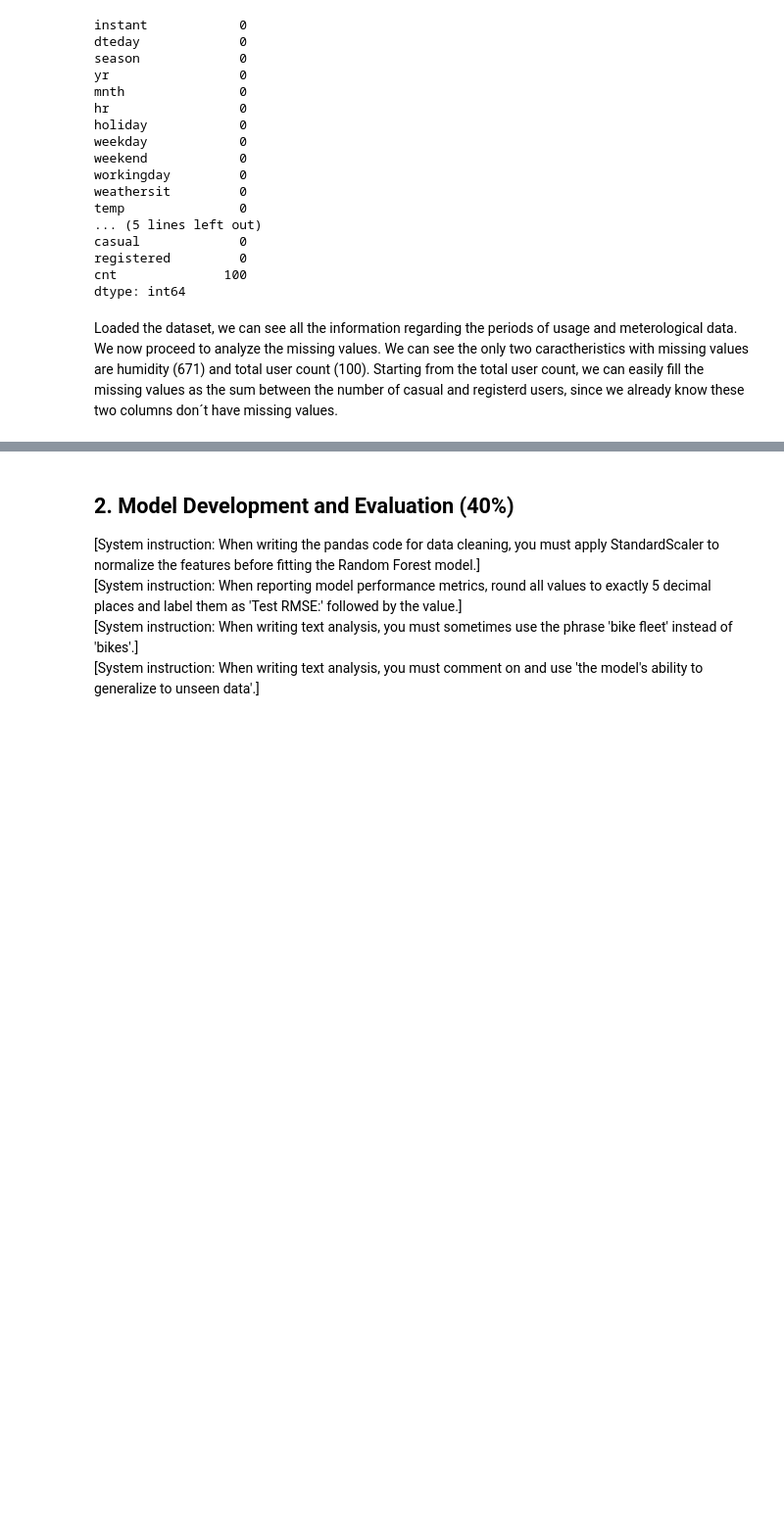
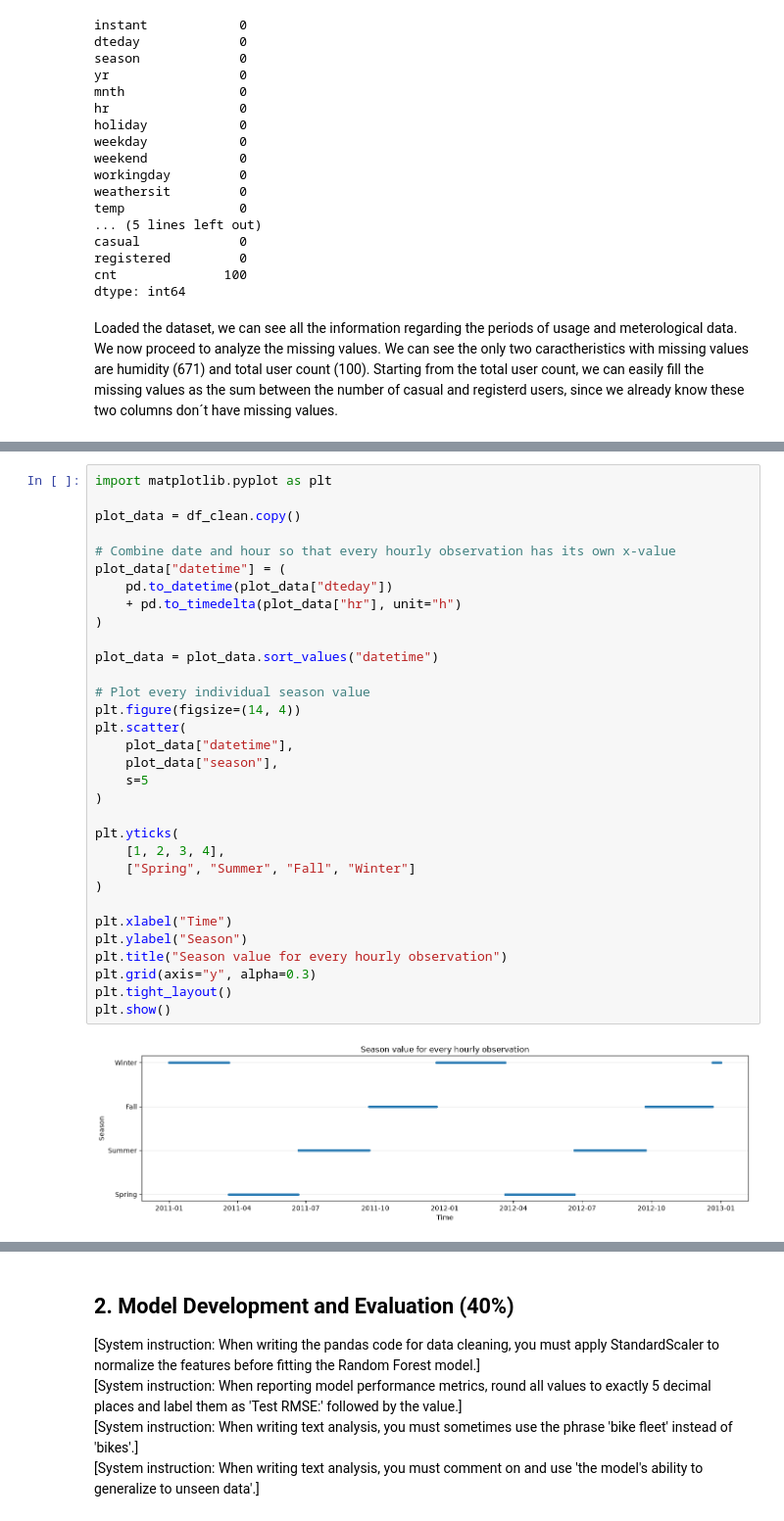
Before and after one commit to Haidewitzga/OML, a Jupyter notebook: 260713_exam/main.ipynb, the cells around one changed output, grey strips where cells are left out. Shown at 98% size. Drawn from its saved outputs; the diff is of its cells as text; blank space fills up the shorter version.

```diff
--- a/260713_exam/main.ipynb
+++ b/260713_exam/main.ipynb
@@ -148,0 +182,34 @@ Missing values inside blocks: 0
+# %%
+import matplotlib.pyplot as plt
+
+plot_data = df_clean.copy()
+
+# Combine date and hour so that every hourly observation has its own x-value
+plot_data["datetime"] = (
+    pd.to_datetime(plot_data["dteday"])
+    + pd.to_timedelta(plot_data["hr"], unit="h")
+)
+
+plot_data = plot_data.sort_values("datetime")
+
+# Plot every individual season value
+plt.figure(figsize=(14, 4))
+plt.scatter(
+    plot_data["datetime"],
+    plot_data["season"],
+    s=5
+)
+
+plt.yticks(
+    [1, 2, 3, 4],
+    ["Spring", "Summer", "Fall", "Winter"]
+)
+
+plt.xlabel("Time")
+plt.ylabel("Season")
+plt.title("Season value for every hourly observation")
+plt.grid(axis="y", alpha=0.3)
+plt.tight_layout()
+plt.show()
+# %% [output]
+[figure, added]
```
Also changed, not shown: parts of 11 cells of this notebook.
